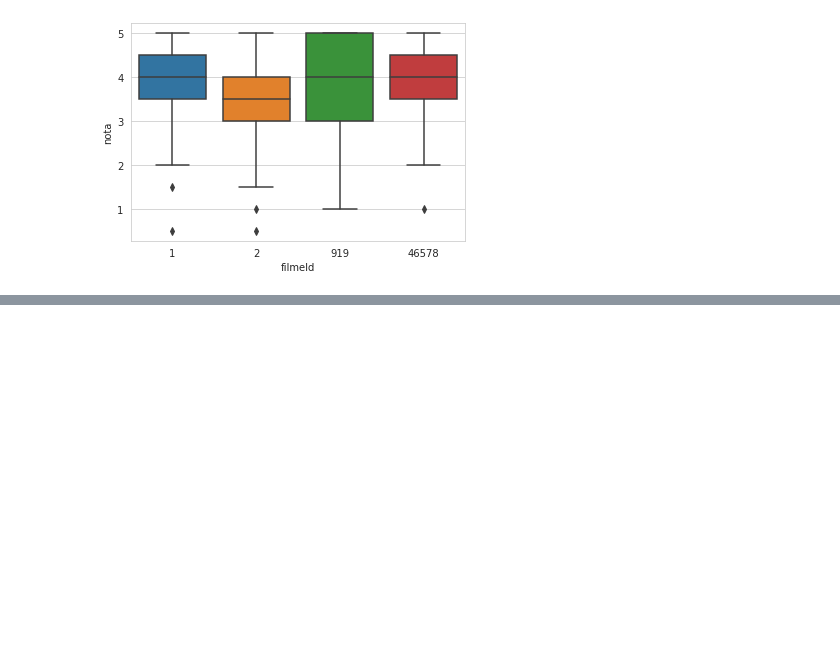
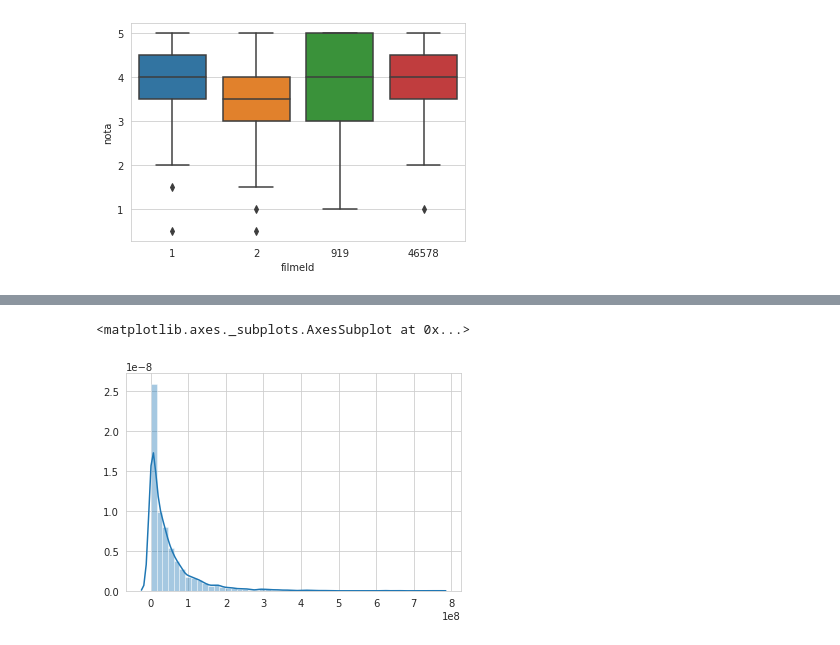
Before and after one commit to satoota/alura-base-filmes, a Jupyter notebook: Alura_Quarentena_Dados.ipynb, the cells around one changed output, grey strips where cells are left out. Drawn from its saved outputs; the diff is of its cells as text; code cells hidden in the pictures; blank space fills up the shorter version.

```diff
--- a/Alura_Quarentena_Dados.ipynb
+++ b/Alura_Quarentena_Dados.ipynb
@@ -391,0 +463,7 @@ sns.boxplot(data= avaliacoes.query("filmeId in [1,2,919,46578]"), x="filmeId", y
+# %%
+import seaborn as sns
+
+sns.distplot([imdb['gross']])
+# %% [output]
+<matplotlib.axes._subplots.AxesSubplot at 0x...>
+[figure, added]
```
Also changed, not shown: parts of 32 cells of this notebook.
